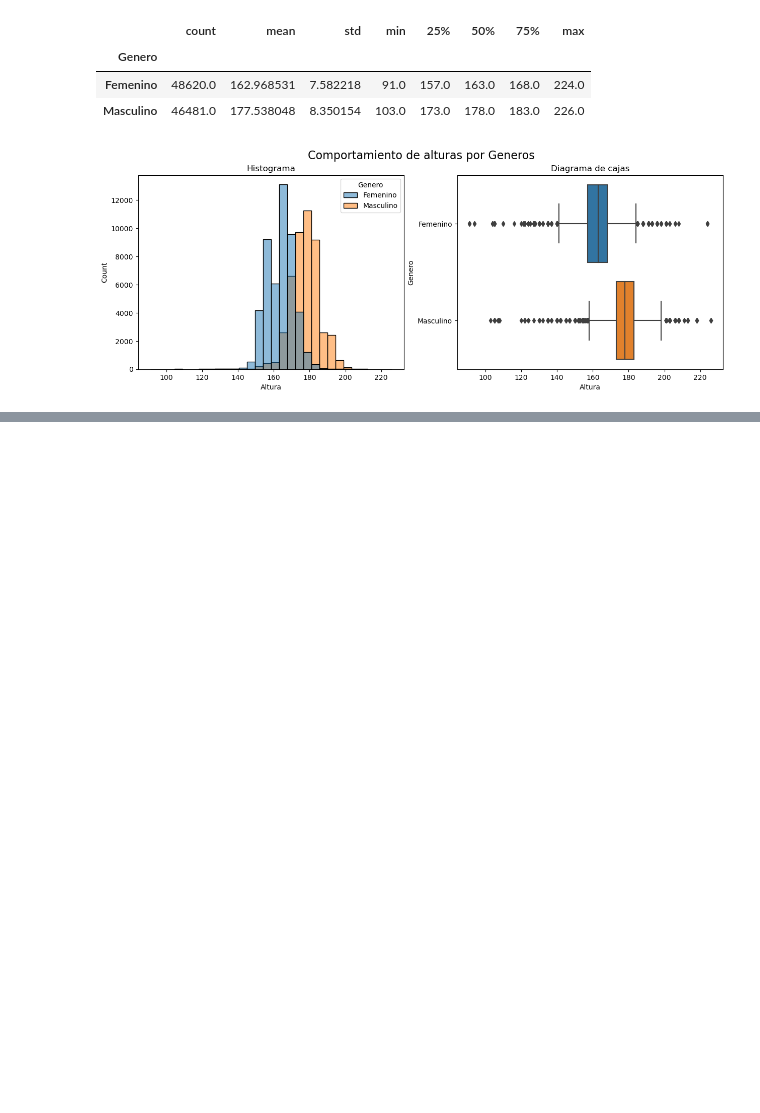
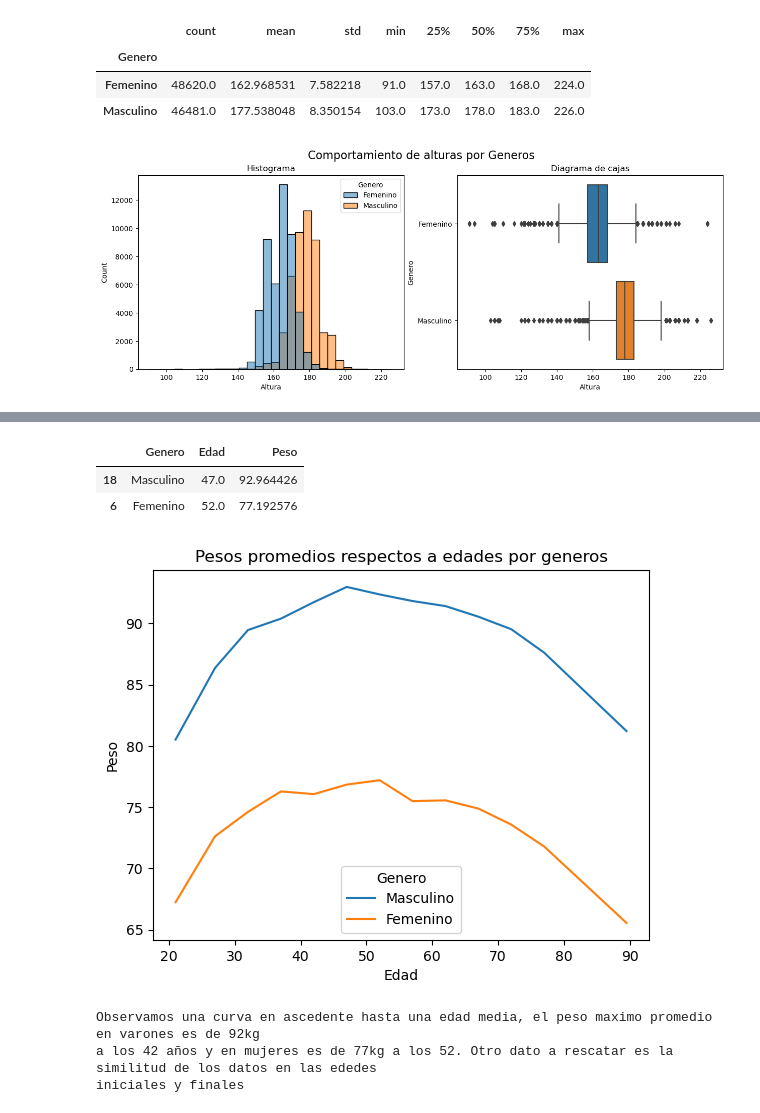
Before and after one commit to Lguanilo/Protectos-Data-Science, a Jupyter notebook: Encuesta de riesgo conductual/Behavioral_Risk_Survey.ipynb, the cells around one changed output, grey strips where cells are left out. Drawn from its saved outputs; the diff is of its cells as text; code cells hidden in the pictures; blank space fills up the shorter version.

Commit message:
Descripcion de datos version 01

```diff
--- a/Encuesta de riesgo conductual/Behavioral_Risk_Survey.ipynb
+++ b/Encuesta de riesgo conductual/Behavioral_Risk_Survey.ipynb
@@ -186,0 +224,19 @@ pendiente_altura_f
+# %%
+peso_edades.sort_values(['Genero','Peso'],ascending=False,inplace=True)
+peso_m = peso_edades.query('Genero=="Masculino"').iloc[:1,:]
+peso_f = peso_edades.query('Genero=="Femenino"').iloc[:1,:]
+pd.concat([peso_m,peso_f])
+# %% [output]
+|  | Genero | Edad | Peso |
+| 18 | Masculino | 47.0 | 92.964426 |
+| 6 | Femenino | 52.0 | 77.192576 |
+# %%
+sns.lineplot(data=peso_edades,x='Edad',y='Peso',hue='Genero')
+plt.title('Pesos promedios respectos a edades por generos')
+plt.show()
+print('Observamos una curva en ascedente hasta una edad media, el peso maximo promedio en varones es de 92kg \na los 42 años y en mujeres es de 77kg a los 52. Otro dato a rescatar es la similitud de los datos en las ededes \niniciales y finales')
+# %% [output]
+[figure, added]
+Observamos una curva en ascedente hasta una edad media, el peso maximo promedio en varones es de 92kg
+a los 42 años y en mujeres es de 77kg a los 52. Otro dato a rescatar es la similitud de los datos en las ededes
+iniciales y finales
```
Also changed, not shown: parts of 20 cells of this notebook.
